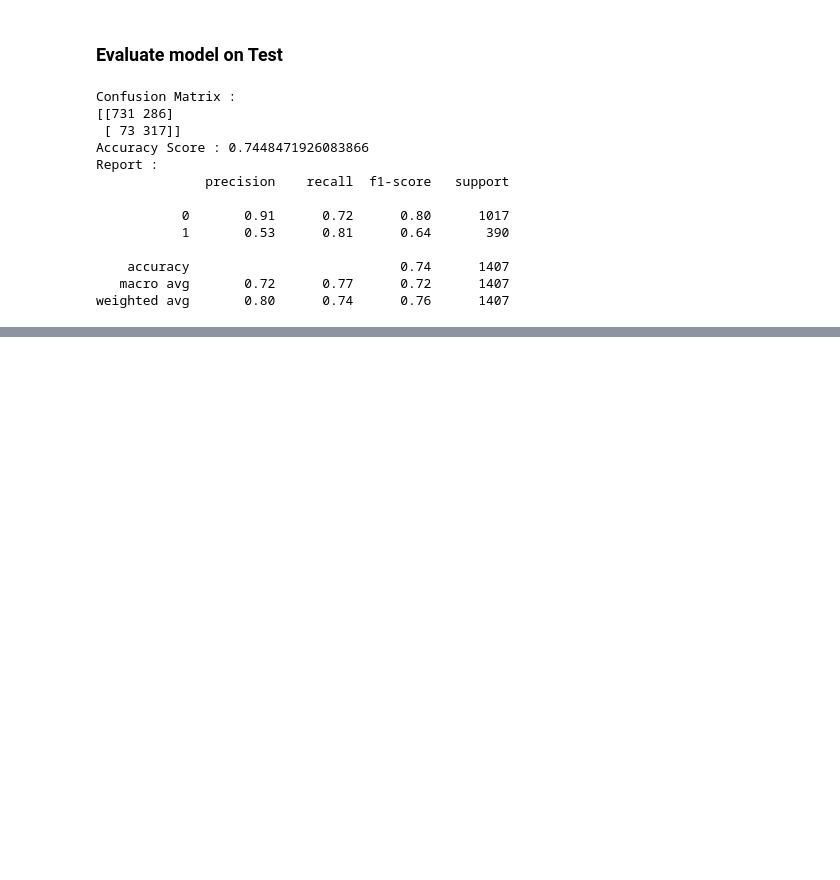
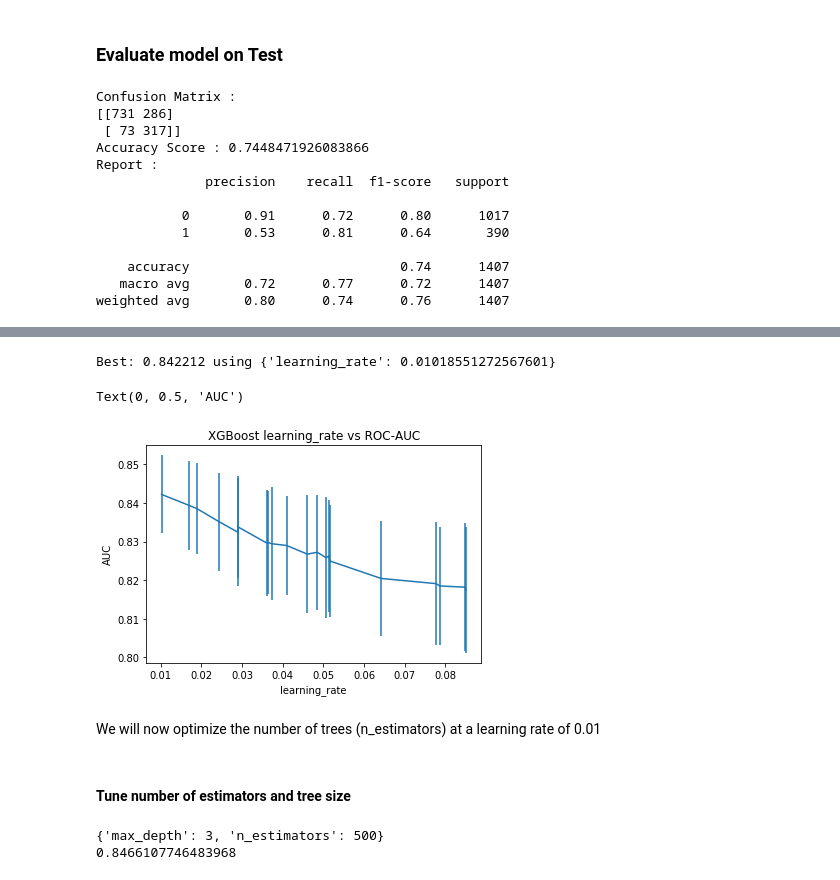
Before and after one commit to utkarshsingh710/Telecom-customer-churn-prediction-using-Python, a Jupyter notebook: Telco Customer Churn.ipynb, the cells around one changed output, grey strips where cells are left out. Saved outputs shown, nothing was run; the diff lists cells and outputs as text; code cells hidden in the pictures; blank space fills up the shorter version.

```diff
--- a/Telco Customer Churn.ipynb
+++ b/Telco Customer Churn.ipynb
@@ -689,0 +776,24 @@ weighted avg       0.80      0.74      0.76      1407
+# %%
+# Tune for learning rate again at the scale of 0.01
+learning_rate = np.sort(np.random.uniform(0.01,0.09,20))
+params = {'learning_rate':learning_rate}
+kfold = StratifiedKFold(n_splits=3, shuffle=True, random_state=710)
+grid_search = GridSearchCV(xgb, params, scoring="roc_auc", n_jobs=-1, cv=kfold)
+grid_result = grid_search.fit(X_train_scaled,np.ravel(y_train))
+# %%
+print("Best: %f using %s" % (grid_result.best_score_, grid_result.best_params_))
+means = grid_result.cv_results_['mean_test_score']
+stds = grid_result.cv_results_['std_test_score']
+
+plt.errorbar(learning_rate, means, yerr=stds)
+plt.title("XGBoost learning_rate vs ROC-AUC")
+plt.xlabel('learning_rate')
+plt.ylabel('AUC')
+# %% [output]
+Best: 0.842212 using {'learning_rate': 0.01018551272567601}
+Text(0, 0.5, 'AUC')
+[figure, added]
+# %% [markdown]
+We will now optimize the number of trees (n_estimators) at a learning rate of 0.01
+# %% [markdown]
+#### Tune number of estimators and tree size
@@ -689,0 +807,6 @@ weighted avg       0.80      0.74      0.76      1407
+# %%
+print(grid_result.best_params_)
+print(grid_result.best_score_)
+# %% [output]
+{'max_depth': 3, 'n_estimators': 500}
+0.8466107746483968
```
Also changed, not shown: parts of 36 cells of this notebook.
